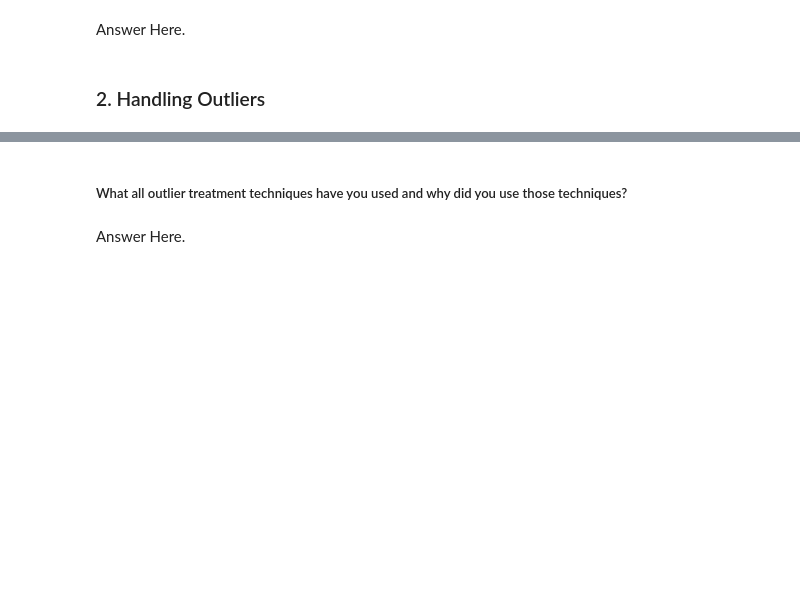
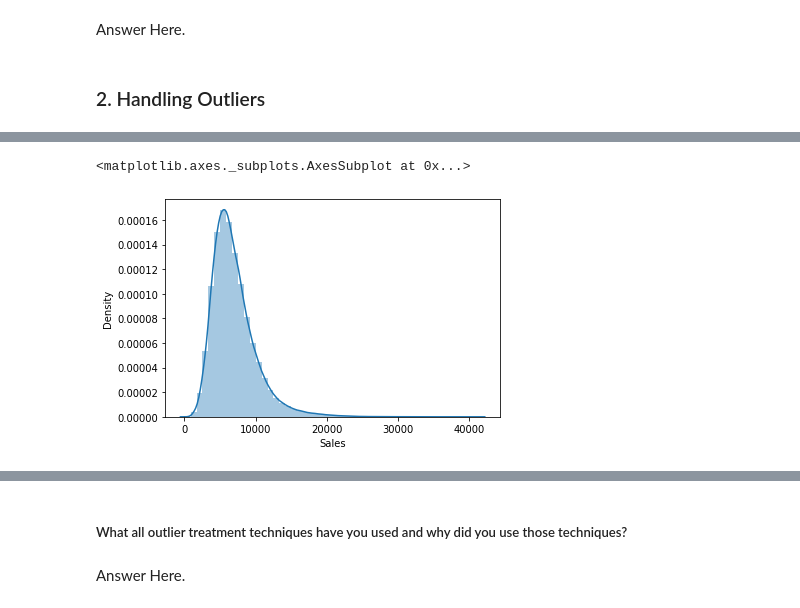
Before and after one commit to Ashif-khan033/Retail_Sales_Prediction, a Jupyter notebook: Retail_Sales_Prediction.ipynb, the cells around one changed output, grey strips where cells are left out. Cells and saved outputs as stored; diff of their text form; code cells hidden in the pictures; blank space fills up the shorter version.

```diff
--- a/Retail_Sales_Prediction.ipynb
+++ b/Retail_Sales_Prediction.ipynb
@@ -742,0 +750,7 @@ Answer Here.
+# %%
+df1=df1[df1['Sales']!=0]
+sns.distplot(df1.Sales)
+# right skewed distribution, we will apply log transformation on slaes column
+# %% [output]
+<matplotlib.axes._subplots.AxesSubplot at 0x...>
+[figure, added]
```
Also changed, not shown: parts of 23 cells of this notebook.
